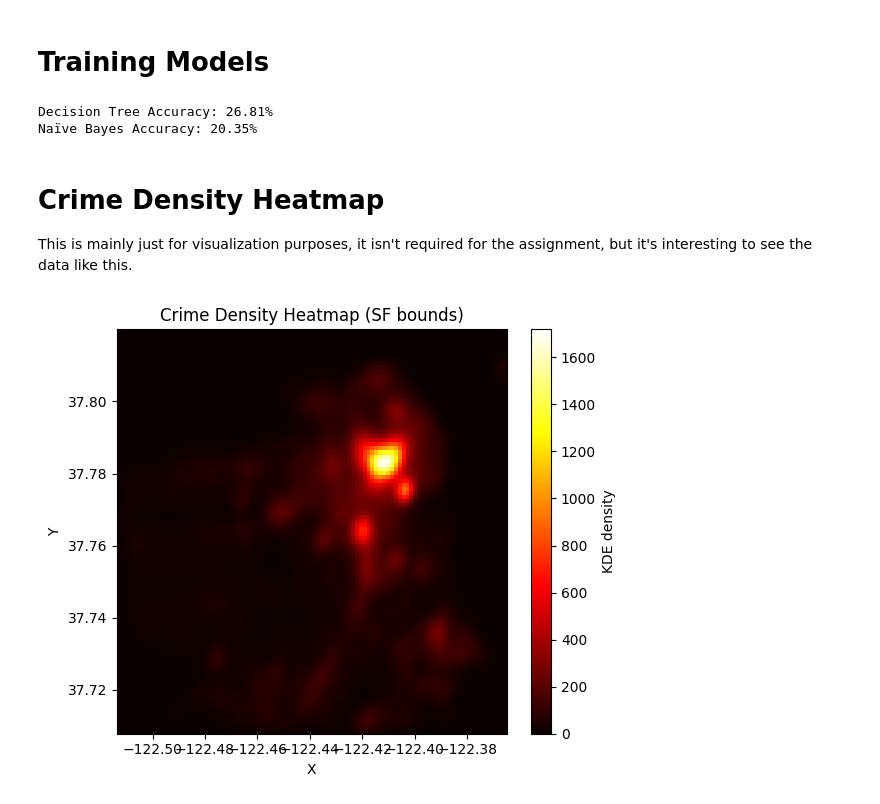
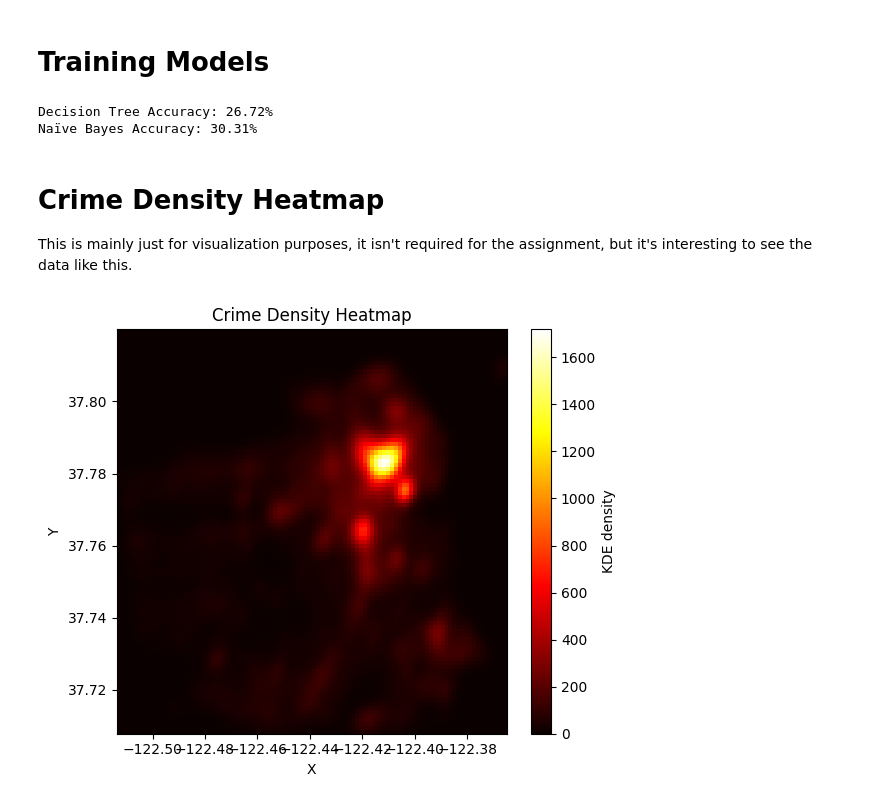
Before and after one commit to DuroCodes/csci4047-assignment7, a Jupyter notebook: main.ipynb, the cells around one changed output. Drawn from its saved outputs; the diff is of its cells as text; code cells hidden in the pictures.

Commit message:
refactor: slightly improve accuracy of models by using MultinomialNB and adding grid_id

```diff
--- a/main.ipynb
+++ b/main.ipynb
@@ -40,11 +42,17 @@ df["Month"] = df["Dates"].dt.month
 df["Day"] = df["Dates"].dt.day
 df["Hour"] = df["Dates"].dt.hour
 
+x_bin = pd.cut(df["X"], bins=20, labels=False)
+y_bin = pd.cut(df["Y"], bins=20, labels=False)
+df["grid_id"] = (x_bin.astype("Int64").astype(str) + "_" + y_bin.astype("Int64").astype(str))
+
 cat_counts = df["Category"].value_counts()
 keep_categories = cat_counts[cat_counts >= 2].index
-before_n = len(df)
 df = df[df["Category"].isin(keep_categories)].copy()
-after_n = len(df)
+
+df = df[
+    (df["X"] >= -122.52) & (df["X"] <= -122.35) & (df["Y"] >= 37.70) & (df["Y"] <= 37.83)
+]
 
 df.head()
 # %% [output]
@@ -118,41 +129,37 @@ def eval_model(model, x, y):
     return accuracy_score(y_test, y_pred)
 # %%
 print(f"Decision Tree Accuracy: {(eval_model(pipe_dt, x_cat, y_cat)):.2%}")
-print(f"Naïve Bayes Accuracy: {(eval_model(pipe_bnb, x_dist, y_dist)):.2%}")
+print(f"Naïve Bayes Accuracy: {(eval_model(pipe_mnb, x_dist, y_dist)):.2%}")
 # %% [output]
-Decision Tree Accuracy: 26.81%
-Naïve Bayes Accuracy: 20.35%
+Decision Tree Accuracy: 26.72%
+Naïve Bayes Accuracy: 30.31%
 # %% [markdown]
 # Crime Density Heatmap
 
 This is mainly just for visualization purposes, it isn't required for the assignment, but it's interesting to see the data like this.
 # %%
-sf = df[
-    (df["X"] >= -122.52) & (df["X"] <= -122.35) & (df["Y"] >= 37.70) & (df["Y"] <= 37.83)
-].copy()
-
-x_min, x_max = sf["X"].min(), sf["X"].max()
-y_min, y_max = sf["Y"].min(), sf["Y"].max()
+x_min, x_max = df["X"].min(), df["X"].max()
+y_min, y_max = df["Y"].min(), df["Y"].max()
 
 xx, yy = np.mgrid[x_min:x_max:100j, y_min:y_max:100j]
 positions = np.vstack([xx.ravel(), yy.ravel()])
-values = np.vstack([sf["X"].values, sf["Y"].values])  # pyright: ignore[reportCallIssue, reportArgumentType]
+values = np.vstack([df["X"].values, df["Y"].values])  # pyright: ignore[reportCallIssue, reportArgumentType]
 
 kde = gaussian_kde(values)
 f = np.reshape(kde(positions).T, xx.shape)
 
 plt.figure(figsize=(6, 5))
 plt.imshow(
     np.rot90(f),
     cmap="hot",
     extent=[x_min, x_max, y_min, y_max],  # pyright: ignore[reportArgumentType]
     aspect="auto",
 )
 plt.colorbar(label="KDE density")
 plt.xlabel("X")
 plt.ylabel("Y")
-plt.title("Crime Density Heatmap (SF bounds)")
+plt.title("Crime Density Heatmap")
 plt.tight_layout()
 plt.show()
 # %% [output]
-[figure, old version]
+[figure, new version]
```
Also changed, not shown: parts of 5 cells of this notebook.
